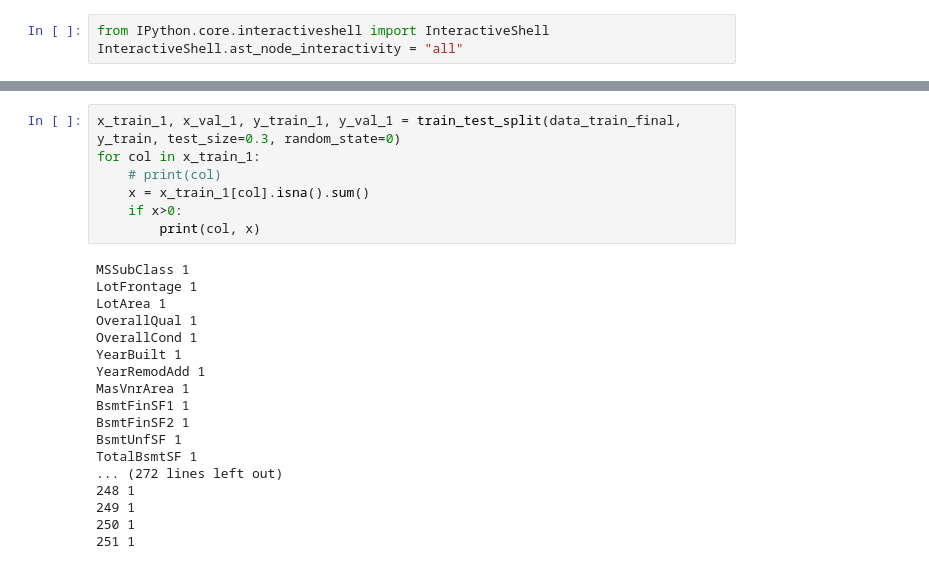
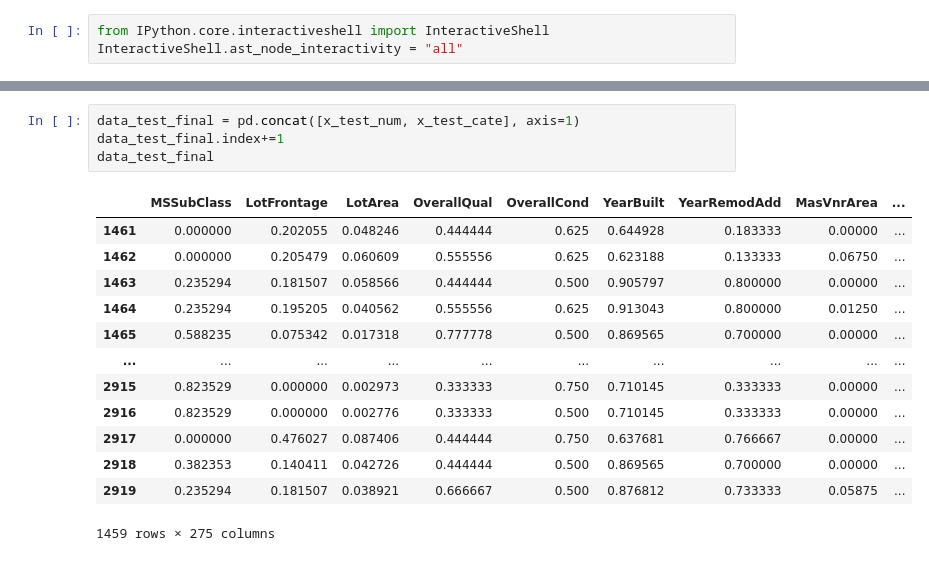
Before and after one commit to quanglv1996/house-prices-advanced-regression-techniques, a Jupyter notebook: main.ipynb, the cells around one changed output, grey strips where cells are left out. Drawn from its saved outputs; the diff is of its cells as text.

```diff
--- a/main.ipynb
+++ b/main.ipynb
@@ -287,25 +169,18 @@ data_train_final.head(10)
-# %%
-x_train_1, x_val_1, y_train_1, y_val_1 = train_test_split(data_train_final, y_train, test_size=0.3, random_state=0)
-for col in x_train_1:
-    # print(col)
-    x = x_train_1[col].isna().sum()
-    if x>0:
-        print(col, x)
-# %% [output]
-MSSubClass 1
-LotFrontage 1
-LotArea 1
-OverallQual 1
-OverallCond 1
-YearBuilt 1
-YearRemodAdd 1
-MasVnrArea 1
-BsmtFinSF1 1
-BsmtFinSF2 1
-BsmtUnfSF 1
-TotalBsmtSF 1
-... (272 lines left out)
-248 1
-249 1
-250 1
-251 1
+# %%
+data_test_final = pd.concat([x_test_num, x_test_cate], axis=1)
+data_test_final.index+=1
+data_test_final
+# %% [output]
+|  | MSSubClass | LotFrontage | LotArea | OverallQual | OverallCond | YearBuilt | YearRemodAdd | MasVnrArea | ... |
+| 1461 | 0.000000 | 0.202055 | 0.048246 | 0.444444 | 0.625 | 0.644928 | 0.183333 | 0.00000 | ... |
+| 1462 | 0.000000 | 0.205479 | 0.060609 | 0.555556 | 0.625 | 0.623188 | 0.133333 | 0.06750 | ... |
+| 1463 | 0.235294 | 0.181507 | 0.058566 | 0.444444 | 0.500 | 0.905797 | 0.800000 | 0.00000 | ... |
+| 1464 | 0.235294 | 0.195205 | 0.040562 | 0.555556 | 0.625 | 0.913043 | 0.800000 | 0.01250 | ... |
+| 1465 | 0.588235 | 0.075342 | 0.017318 | 0.777778 | 0.500 | 0.869565 | 0.700000 | 0.00000 | ... |
+| ... | ... | ... | ... | ... | ... | ... | ... | ... | ... |
+| 2915 | 0.823529 | 0.000000 | 0.002973 | 0.333333 | 0.750 | 0.710145 | 0.333333 | 0.00000 | ... |
+| 2916 | 0.823529 | 0.000000 | 0.002776 | 0.333333 | 0.500 | 0.710145 | 0.333333 | 0.00000 | ... |
+| 2917 | 0.000000 | 0.476027 | 0.087406 | 0.444444 | 0.750 | 0.637681 | 0.766667 | 0.00000 | ... |
+| 2918 | 0.382353 | 0.140411 | 0.042726 | 0.444444 | 0.500 | 0.869565 | 0.700000 | 0.00000 | ... |
+| 2919 | 0.235294 | 0.181507 | 0.038921 | 0.666667 | 0.500 | 0.876812 | 0.733333 | 0.05875 | ... |
+1459 rows × 275 columns
```
Also changed, not shown: parts of 51 cells of this notebook, 3 other files.
